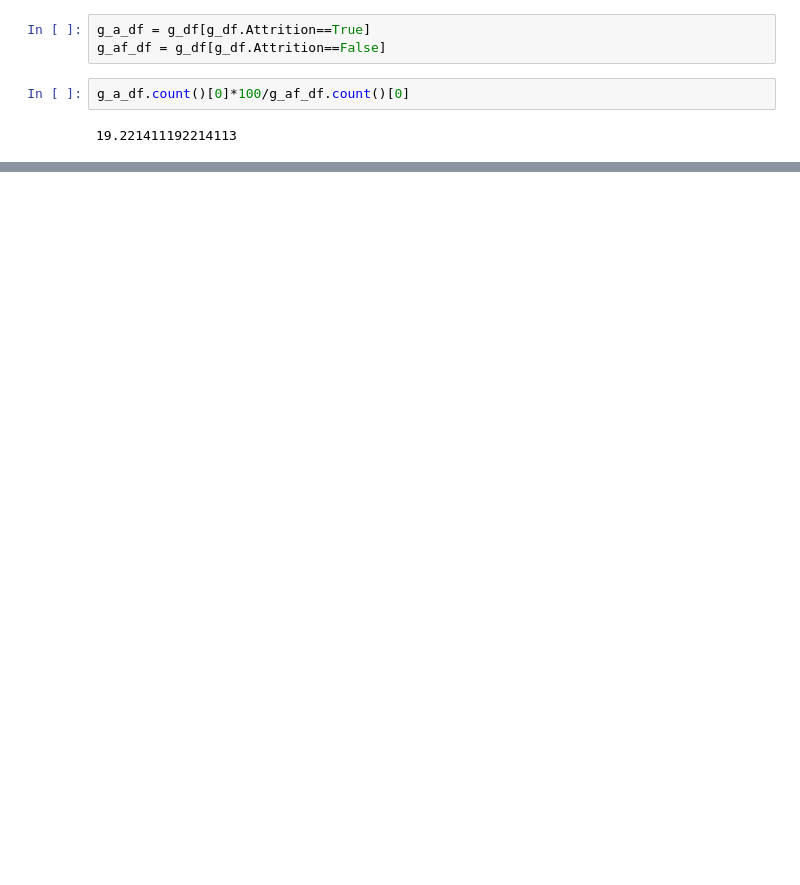
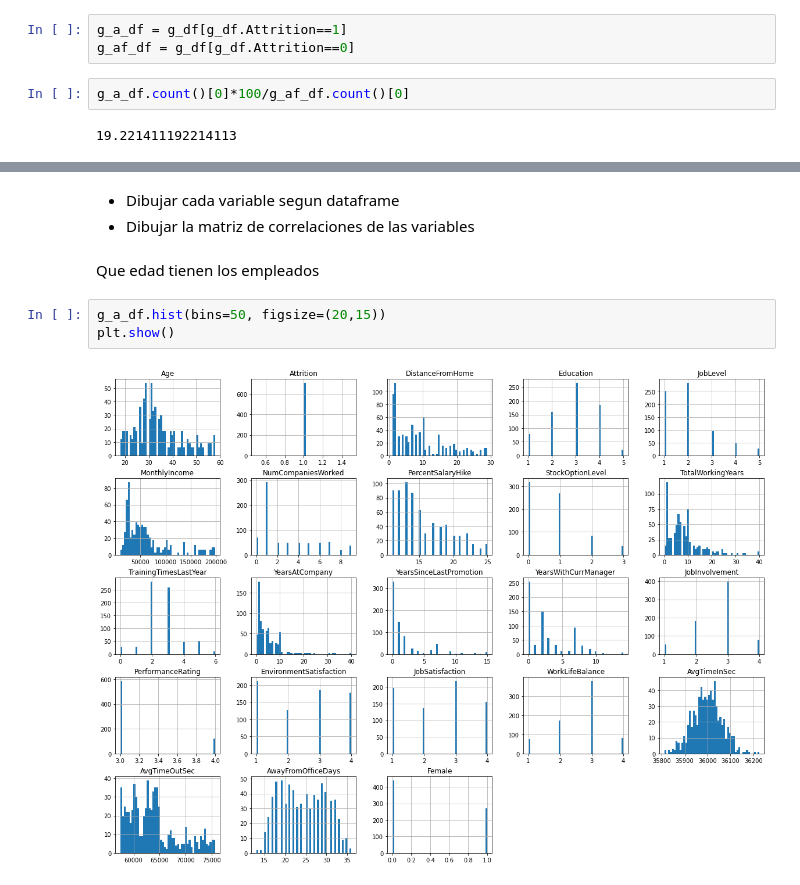
Before and after one commit to luisfangulop/hr-attrition, a Jupyter notebook: EDA.ipynb, the cells around one changed output, grey strips where cells are left out. Saved outputs shown, nothing was run; the diff lists cells and outputs as text; blank space fills up the shorter version.

```diff
--- a/EDA.ipynb
+++ b/EDA.ipynb
@@ -299,6 +374,6 @@ array(['Travel_Rarely', 'Travel_Frequently', 'Non-Travel'], dtype=object)
 # %%
-g_a_df = g_df[g_df.Attrition==True]
-g_af_df = g_df[g_df.Attrition==False]
+g_a_df = g_df[g_df.Attrition==1]
+g_af_df = g_df[g_df.Attrition==0]
 # %%
 g_a_df.count()[0]*100/g_af_df.count()[0]
 # %% [output]
@@ -334,0 +410,10 @@ Name: AvgTimeInSec, dtype: object
+# %% [markdown]
+* Dibujar cada variable segun dataframe
+* Dibujar la matriz de correlaciones de las variables
+# %% [markdown]
+Que edad tienen los empleados
+# %%
+g_a_df.hist(bins=50, figsize=(20,15))
+plt.show()
+# %% [output]
+[figure, added]
```
Also changed, not shown: parts of 57 cells of this notebook, 2 other files.
